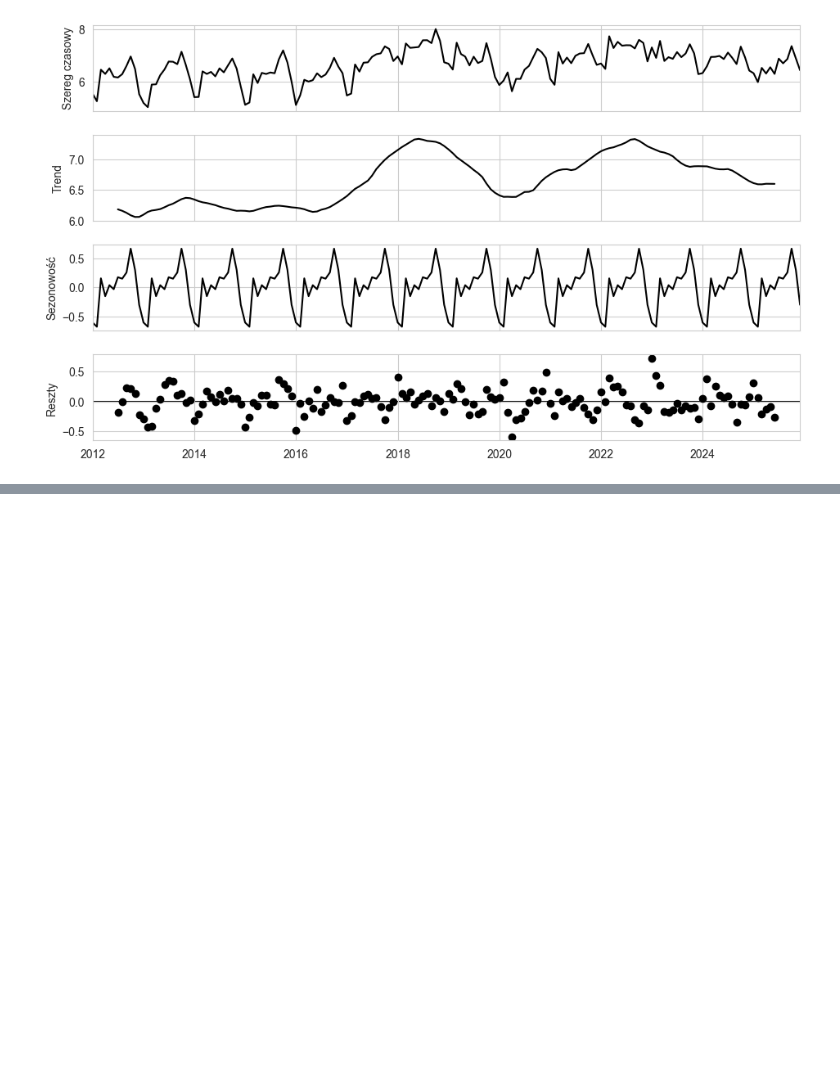
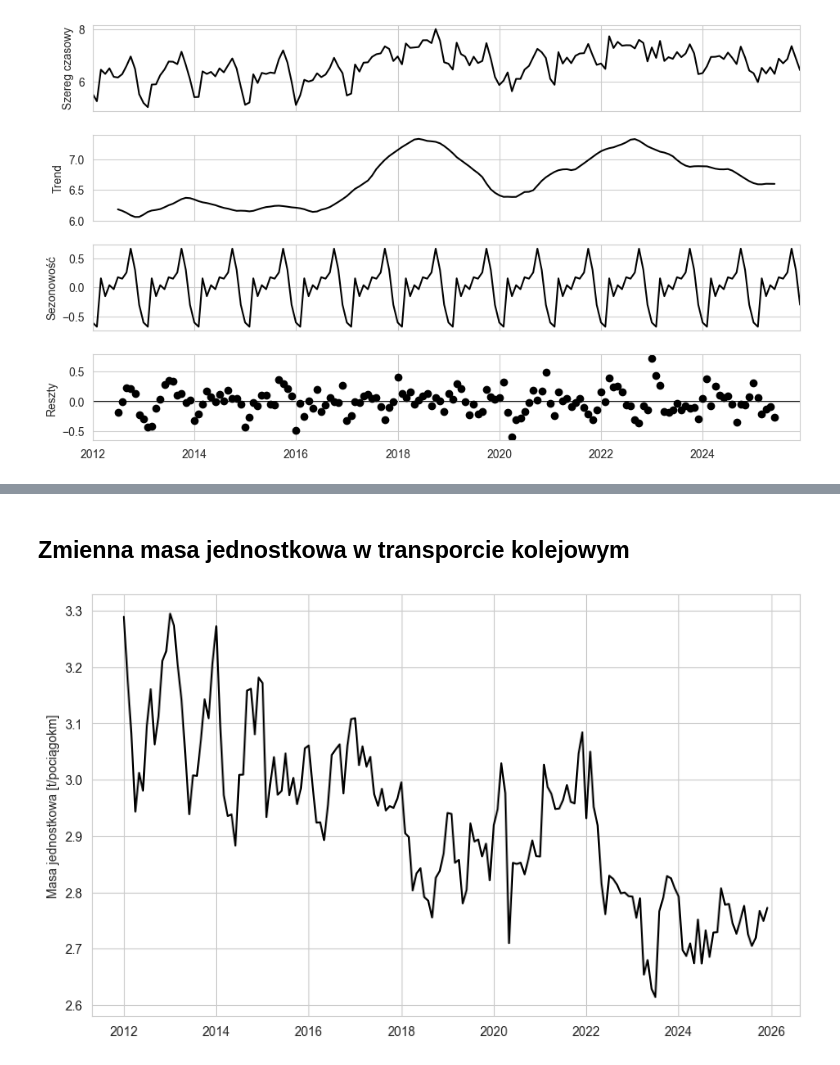
Before and after one commit to przem-pep/praca-magisterska, a Jupyter notebook: python/plotting.ipynb, the cells around one changed output, grey strips where cells are left out. Saved outputs shown, nothing was run; the diff lists cells and outputs as text; code cells hidden in the pictures; blank space fills up the shorter version.

```diff
--- a/python/plotting.ipynb
+++ b/python/plotting.ipynb
@@ -124,0 +154,12 @@ decomp_plot(
+# %% [markdown]
+## Zmienna masa jednostkowa w transporcie kolejowym
+# %%
+general_plot(
+    monthly_data["tk_tow_masa_jedn"],
+    file="../figures/tk_tow_masa_jedn.png",
+    ylabel="Masa jednostkowa [t/pociągokm]",
+    title=None,
+    save_file=False
+)
+# %% [output]
+[figure, added]
```
Also changed, not shown: parts of 25 cells of this notebook, 13 other files.
